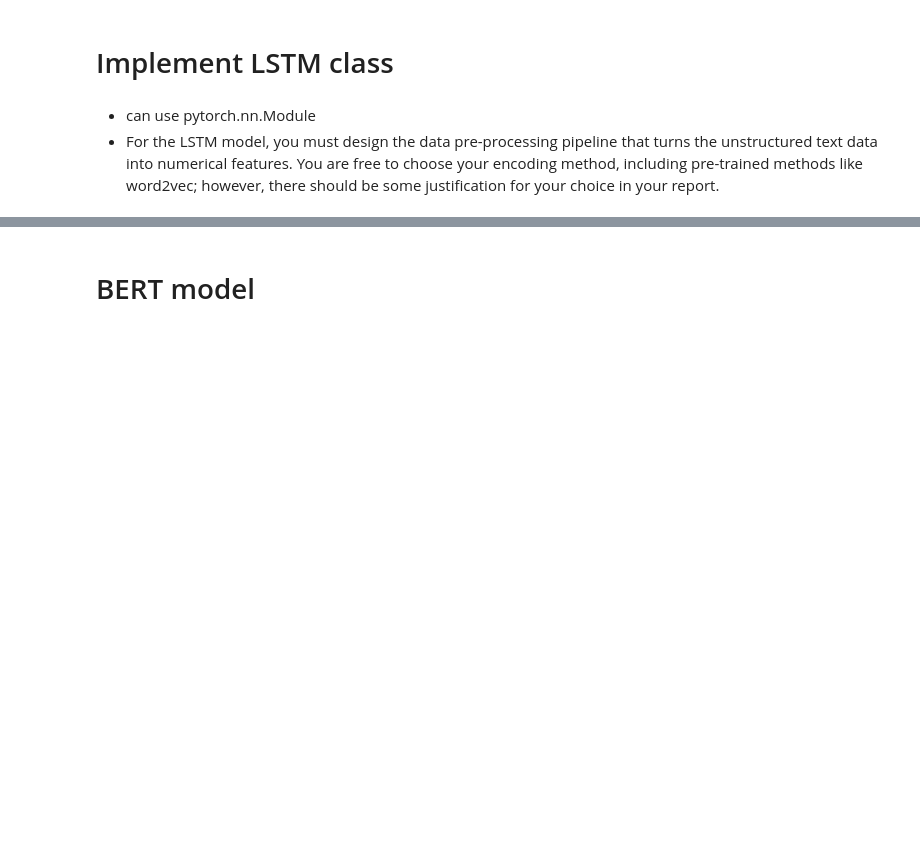
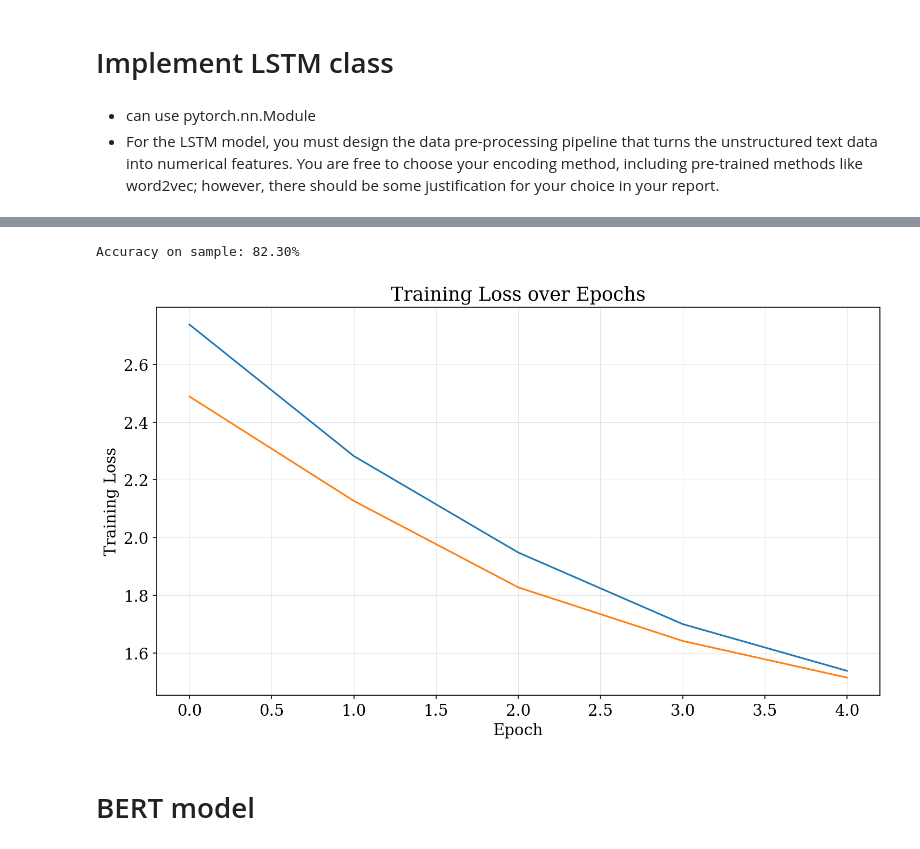
Before and after one commit to audrey352/COMP551, a Jupyter notebook: Assignment4/A4_notebook.ipynb, the cells around one changed output, grey strips where cells are left out. Cells and saved outputs as stored; diff of their text form; code cells hidden in the pictures; blank space fills up the shorter version.

Commit message:
Implemented and testing LSTM

```diff
--- a/Assignment4/A4_notebook.ipynb
+++ b/Assignment4/A4_notebook.ipynb
@@ -245,0 +388,14 @@ class LSTM(nn.Module):
+# %%
+seq_len = 50
+num_classes = 20
+
+dataset = SineDataset(seq_len=seq_len, num_samples=3000, num_classes=num_classes)
+# %%
+model = LSTM(
+    input_size=1,
+    hidden_size=64,
+    output_size=num_classes,
+    device='cuda'
+)
+
+model.fit(dataset, epochs=30, lr=1e-3, batch_size=64, shuffle=True, optimizer='Adam', store_records=True)
@@ -246,3 +404,28 @@ class LSTM(nn.Module):
+# %%
+# predict on some samples
+samplesize = 1000
+X_sample, Y_sample = dataset.X[:samplesize], dataset.Y[:samplesize]
+Yhat_sample = model.predict(X_sample)
+# print("True labels: ", Y_sample.numpy())
+# print("Predicted labels: ", Yhat_sample.numpy())
+
+# report accuracy
+accuracy = model.evaluate_acc(Y_sample.numpy(), Yhat_sample.numpy())
+print(f"Accuracy on sample: {accuracy*100:.2f}%")
+# %% [output]
+Accuracy on sample: 82.30%
+# %%
+# plot loss
+plt.plot(model.training_loss)
+plt.plot(model.validation_loss)
+
+plt.xlabel('Epoch')
+plt.ylabel('Training Loss')
+plt.title('Training Loss over Epochs')
+
+plt.show()
+# %% [output]
+[figure, added]
 # %% [markdown]
 # BERT model
 # %% [markdown]
```
Also changed, not shown: parts of 5 cells of this notebook.
